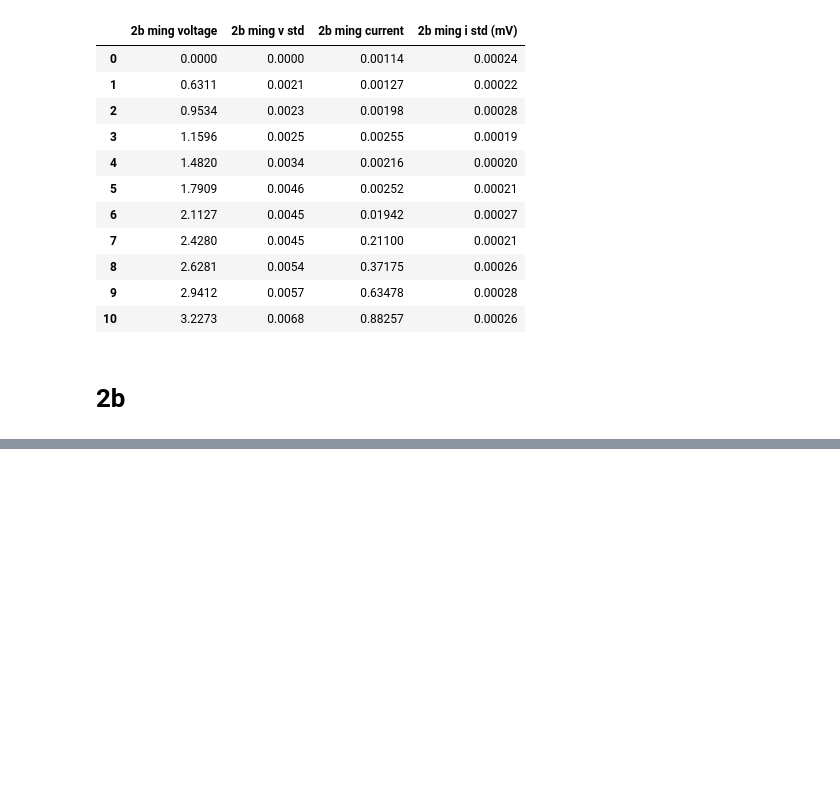
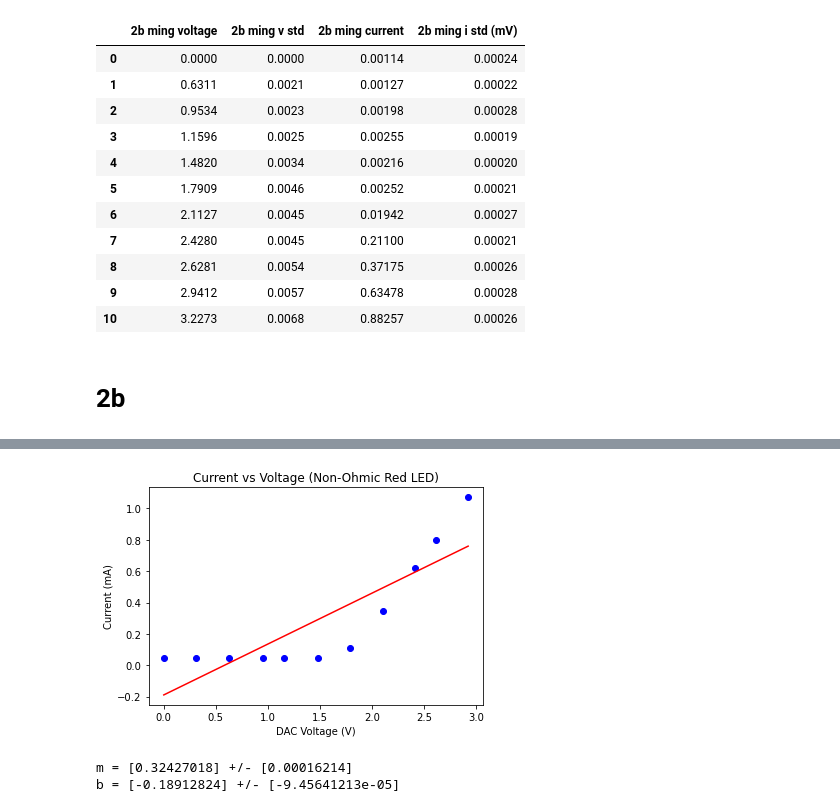
Before and after one commit to evilpegasus/physics5bl, a Jupyter notebook: em1/em1.ipynb, the cells around one changed output, grey strips where cells are left out. Drawn from its saved outputs; the diff is of its cells as text; code cells hidden in the pictures; blank space fills up the shorter version.

```diff
--- a/em1/em1.ipynb
+++ b/em1/em1.ipynb
@@ -47,0 +99,20 @@ Text(0, 0.5, 'Current (mA)')
+# %%
+# red
+df_2b_cam = df[["2b cam v", "2b cam v std", "2b cam gain mV", "2b cam gain std"]].dropna()
+df_2b_cam.columns = ["Voltage (V)", "Voltage SE", "Current (mA)", "Current SE"]
+
+lr = LinearRegression()
+lr.fit(df_2b_cam[["Voltage (V)"]], df_2b_cam[["Current (mA)"]])
+
+plt.plot(df_2b_cam["Voltage (V)"], lr.predict(df_2b_cam[["Voltage (V)"]]), color='red')
+plt.scatter(df_2b_cam["Voltage (V)"], df_2b_cam["Current (mA)"], color='blue')
+plt.xlabel("DAC Voltage (V)")
+plt.ylabel("Current (mA)")
+plt.title("Current vs Voltage (Non-Ohmic Red LED)")
+plt.show()
+print("m = " + str(lr.coef_[0]) + " +/- " + str(lr.coef_[0] * 0.0005))
+print("b = " + str(lr.intercept_) + " +/- " + str(lr.intercept_ * 0.0005))
+# %% [output]
+[figure, added]
+m = [0.32427018] +/- [0.00016214]
+b = [-0.18912824] +/- [-9.45641213e-05]
```
Also changed, not shown: parts of 9 cells of this notebook.
